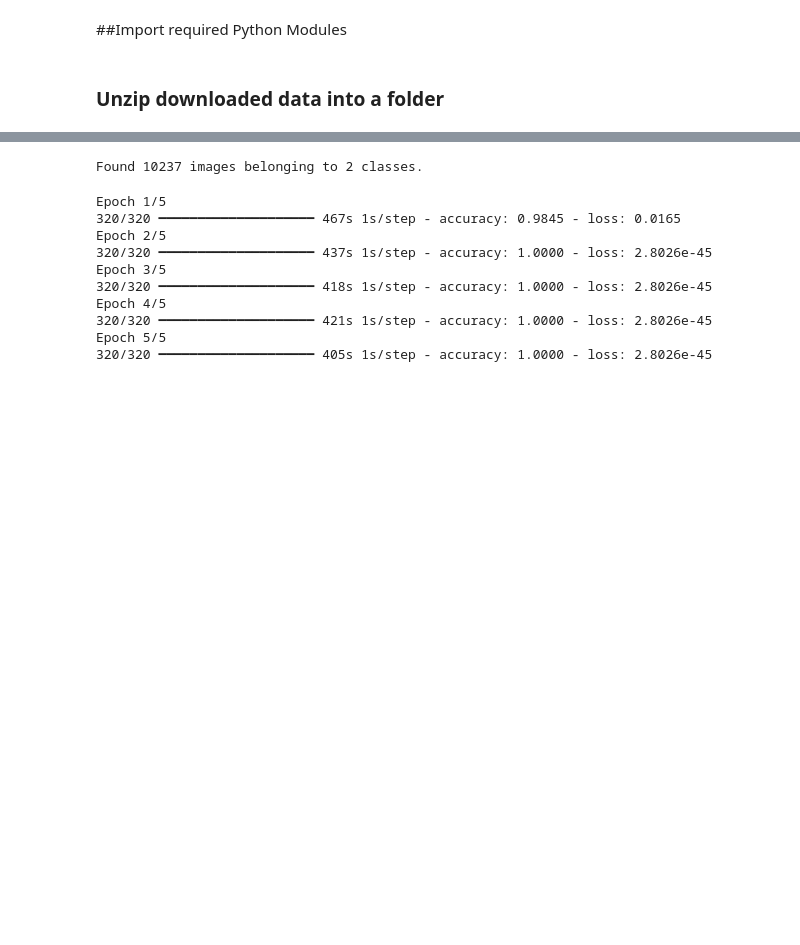
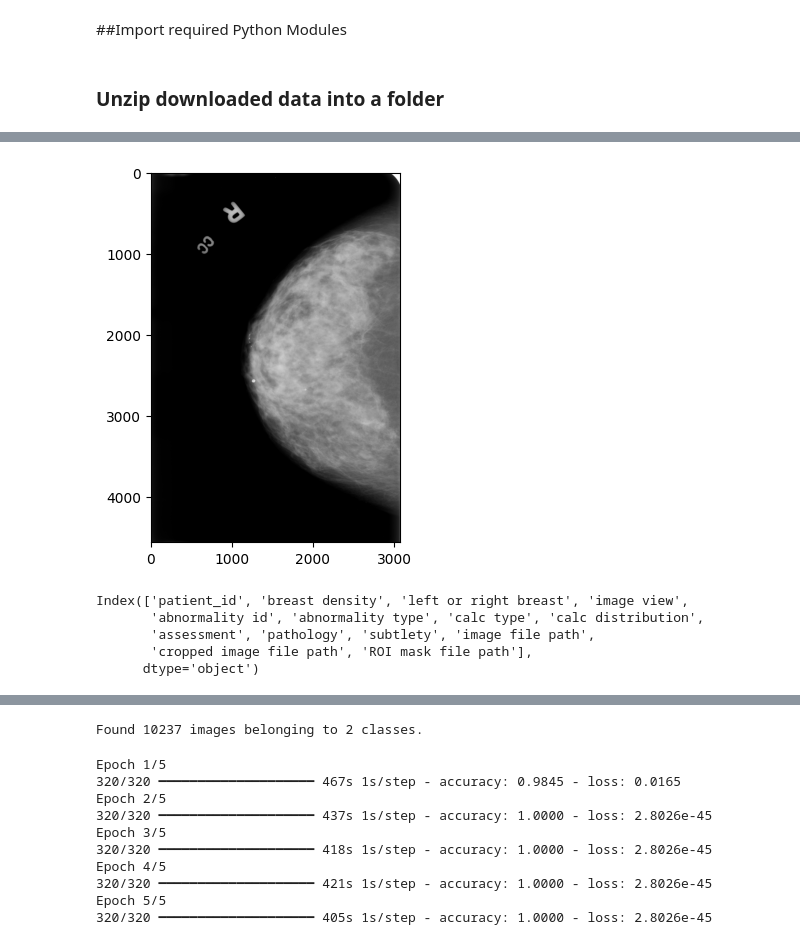
Before and after one commit to purnachand1186/Breast_Cancer_Analysis_ML, a Jupyter notebook: 2_Evaluation_ML_Breast_Cancer.ipynb, the cells around one changed output, grey strips where cells are left out. Drawn from its saved outputs; the diff is of its cells as text; code cells hidden in the pictures; blank space fills up the shorter version.

```diff
--- a/2_Evaluation_ML_Breast_Cancer.ipynb
+++ b/2_Evaluation_ML_Breast_Cancer.ipynb
@@ -396,0 +570,7 @@ with zipfile.ZipFile('cbis-ddsm-breast-cancer-image-dataset.zip', 'r') as zip_re
+# %%
+for file  in full_mammo[0:5]:
+  full_mammo_images_show = PIL.Image.open(file)
+  gray_img= full_mammo_images_show.convert("L")
+  plt.imshow(gray_img, cmap='gray')
+# %% [output]
+[figure, added]
@@ -396,0 +583,8 @@ with zipfile.ZipFile('cbis-ddsm-breast-cancer-image-dataset.zip', 'r') as zip_re
+# %%
+calc_train_data.columns
+# %% [output]
+Index(['patient_id', 'breast density', 'left or right breast', 'image view',
+       'abnormality id', 'abnormality type', 'calc type', 'calc distribution',
+       'assessment', 'pathology', 'subtlety', 'image file path',
+       'cropped image file path', 'ROI mask file path'],
+      dtype='object')
```
Also changed, not shown: parts of 33 cells of this notebook.
